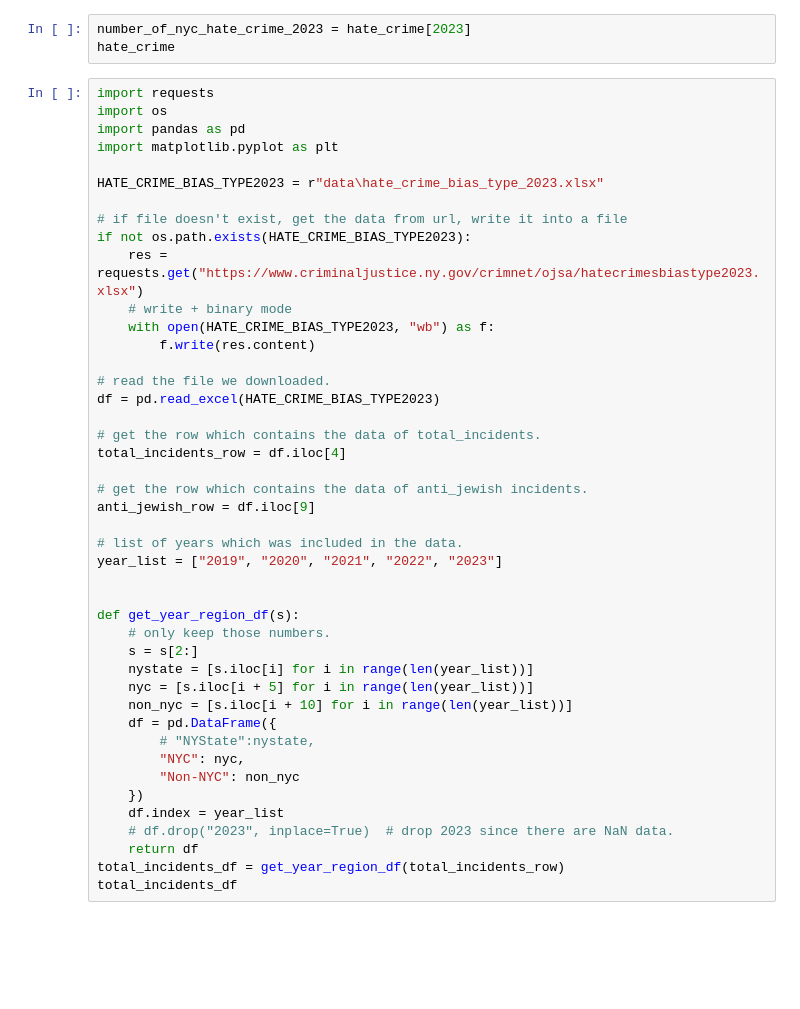
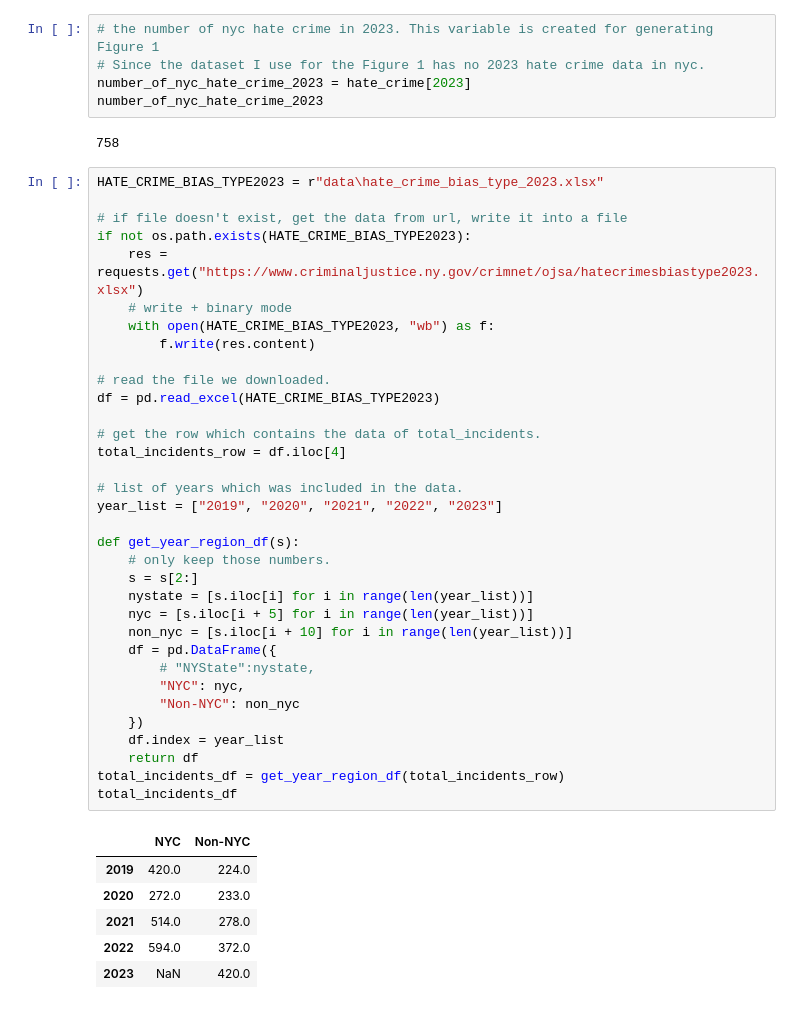
Before and after one commit to chengxilo/com2300-group-project, a Jupyter notebook: hatecrime.ipynb, the cells around one changed output. Cells and saved outputs as stored; diff of their text form; blank space fills up the shorter version.

```diff
--- a/hatecrime.ipynb
+++ b/hatecrime.ipynb
@@ -105,48 +169,49 @@ con
 # %%
+# the number of nyc hate crime in 2023. This variable is created for generating Figure 1
+# Since the dataset I use for the Figure 1 has no 2023 hate crime data in nyc.
 number_of_nyc_hate_crime_2023 = hate_crime[2023]
-hate_crime
+number_of_nyc_hate_crime_2023
+# %% [output]
+758
 # %%
-import requests
-import os
-import pandas as pd
-import matplotlib.pyplot as plt
-
 HATE_CRIME_BIAS_TYPE2023 = r"data\hate_crime_bias_type_2023.xlsx"
 
 # if file doesn't exist, get the data from url, write it into a file
 if not os.path.exists(HATE_CRIME_BIAS_TYPE2023):
     res = requests.get("https://www.criminaljustice.ny.gov/crimnet/ojsa/hatecrimesbiastype2023.xlsx")
     # write + binary mode
     with open(HATE_CRIME_BIAS_TYPE2023, "wb") as f:
         f.write(res.content)
 
 # read the file we downloaded.
 df = pd.read_excel(HATE_CRIME_BIAS_TYPE2023)
 
 # get the row which contains the data of total_incidents.
 total_incidents_row = df.iloc[4]
 
-# get the row which contains the data of anti_jewish incidents.
-anti_jewish_row = df.iloc[9]
-
 # list of years which was included in the data.
 year_list = ["2019", "2020", "2021", "2022", "2023"]
-
 
 def get_year_region_df(s):
     # only keep those numbers.
     s = s[2:]
     nystate = [s.iloc[i] for i in range(len(year_list))]
     nyc = [s.iloc[i + 5] for i in range(len(year_list))]
     non_nyc = [s.iloc[i + 10] for i in range(len(year_list))]
     df = pd.DataFrame({
         # "NYState":nystate,
         "NYC": nyc,
         "Non-NYC": non_nyc
     })
     df.index = year_list
-    # df.drop("2023", inplace=True)  # drop 2023 since there are NaN data.
     return df
 total_incidents_df = get_year_region_df(total_incidents_row)
 total_incidents_df
+# %% [output]
+|  | NYC | Non-NYC |
+| 2019 | 420.0 | 224.0 |
+| 2020 | 272.0 | 233.0 |
+| 2021 | 514.0 | 278.0 |
+| 2022 | 594.0 | 372.0 |
+| 2023 | NaN | 420.0 |
 # %%
```
Also changed, not shown: parts of 16 cells of this notebook.
